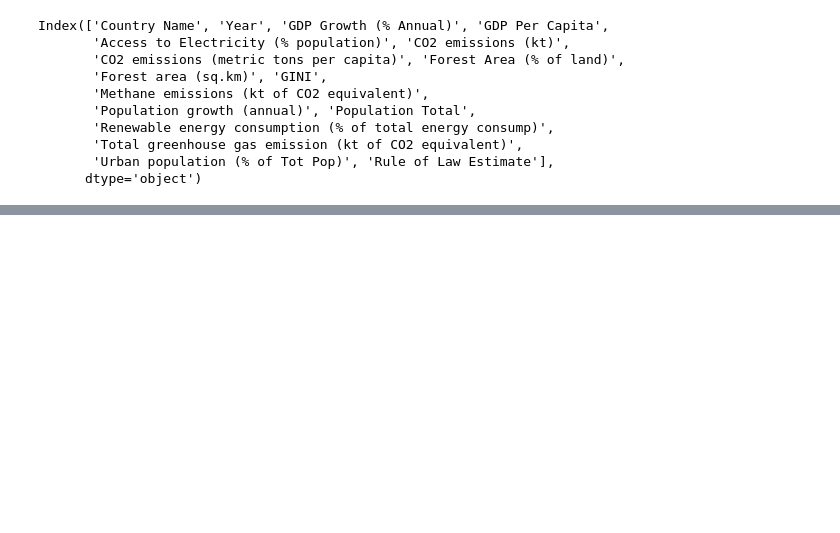
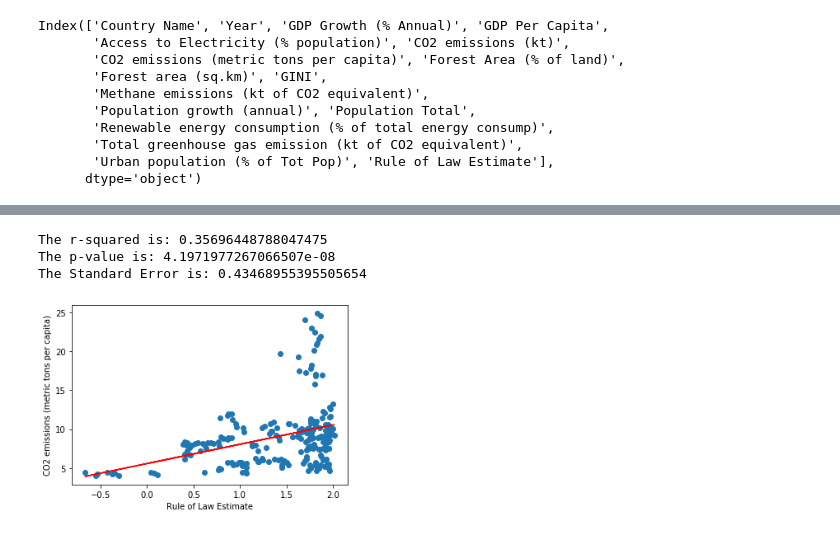
Before and after one commit to FedericoMRenaud/Proyect-One, a Jupyter notebook: All_data_frames/Merging_1998-2018.ipynb, the cells around one changed output, grey strips where cells are left out. Cells and saved outputs as stored; diff of their text form; code cells hidden in the pictures; blank space fills up the shorter version.

```diff
--- a/All_data_frames/Merging_1998-2018.ipynb
+++ b/All_data_frames/Merging_1998-2018.ipynb
@@ -434,0 +458,4 @@ merge_rules
+# %%
+# Re-index
+OECD_df = merge_rules_OECD.reset_index(drop=True)
+OECD_df
@@ -528,0 +524,4 @@ merge_rules_OECD.describe()
+# %%
+# Drop NaN???
+OECD_dfdna = OECD_df.dropna()
+OECD_dfdna
@@ -528,0 +542,21 @@ merge_rules_OECD.describe()
+# %%
+# Print out the r-squared value along with the plot.
+x_values = OECD_dfdna["Rule of Law Estimate"]
+y_values = OECD_dfdna["CO2 emissions (metric tons per capita)"]
+(slope, intercept, rvalue, pvalue, stderr) = linregress(x_values, y_values)
+regress_values = x_values * slope + intercept
+line_eq = "y = " + str(round(slope,2)) + "x + " + str(round(intercept,2))
+plt.scatter(x_values,y_values)
+plt.plot(x_values,regress_values,"r-")
+plt.annotate(line_eq,(6,10),fontsize=15,color="red")
+plt.xlabel("Rule of Law Estimate")
+plt.ylabel("CO2 emissions (metric tons per capita)")
+print(f"The r-squared is: {rvalue}")
+print(f"The p-value is: {pvalue}")
+print(f"The Standard Error is: {stderr}")
+plt.show()
+# %% [output]
+The r-squared is: 0.35696448788047475
+The p-value is: 4.1971977267066507e-08
+The Standard Error is: 0.43468955395505654
+[figure, added]
```
Also changed, not shown: parts of 21 cells of this notebook.
